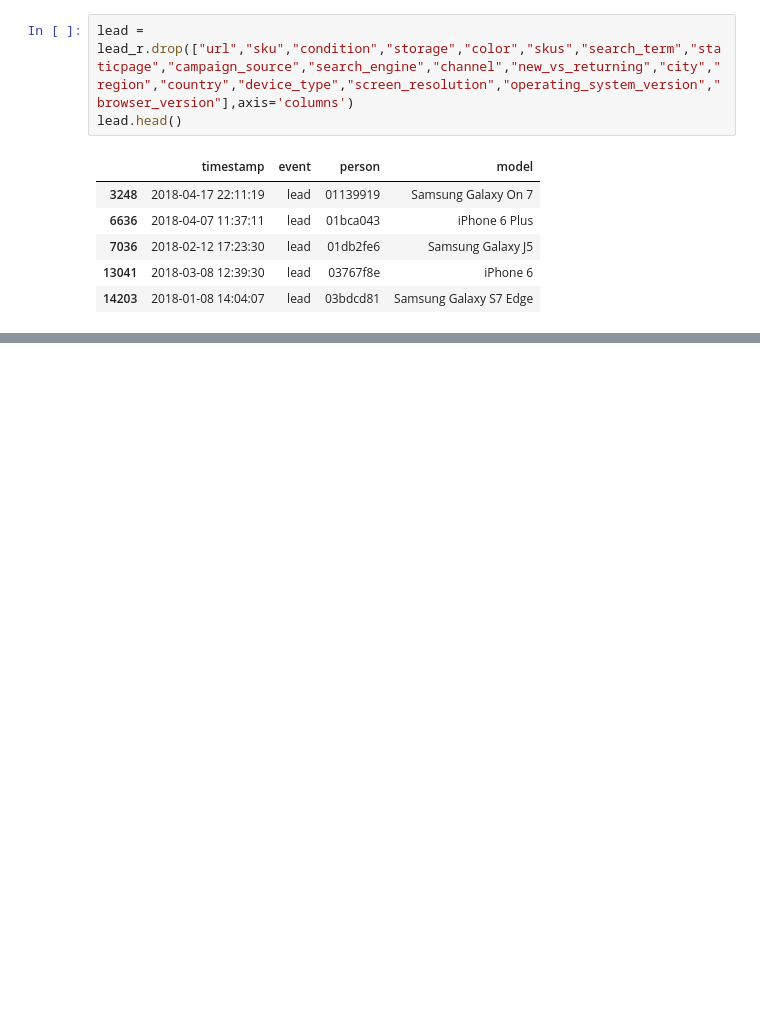
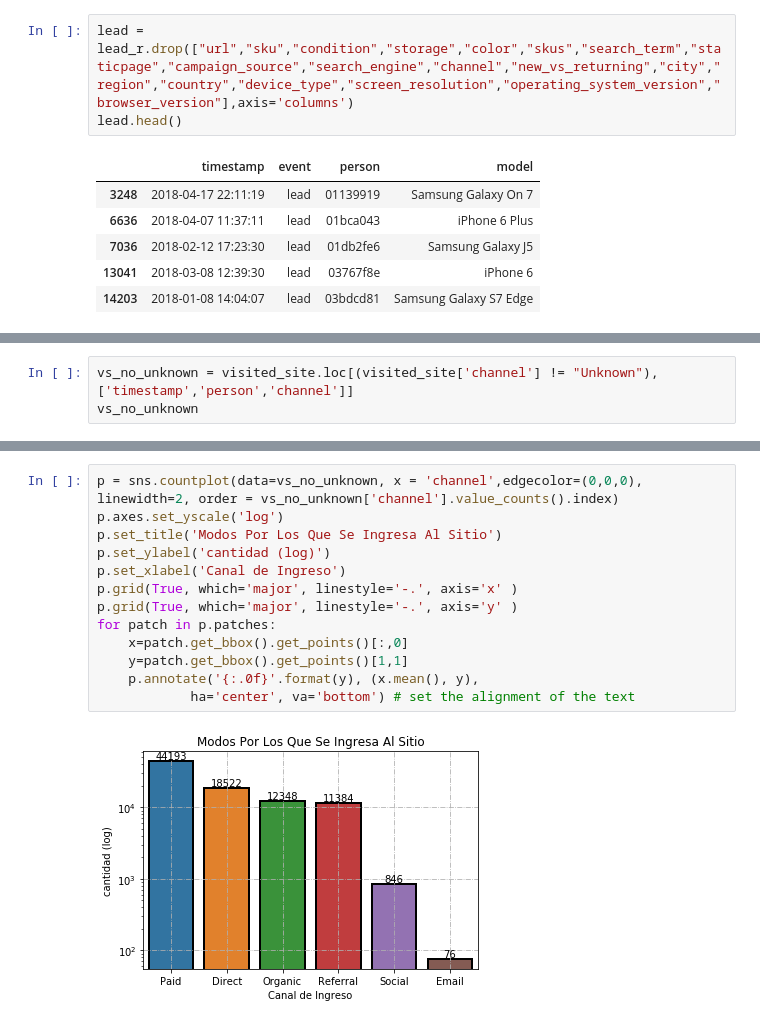
Before and after one commit to SDorgan/TP_Orga_Datos_2018_2C, a Jupyter notebook: Primed_tables + Modos de entrar.ipynb, the cells around one changed output, grey strips where cells are left out. Saved outputs shown, nothing was run; the diff lists cells and outputs as text; blank space fills up the shorter version.

```diff
--- a/Primed_tables.ipynb
+++ b/Primed_tables + Modos de entrar.ipynb
@@ -166,0 +182,3 @@ lead.head()
+# %%
+vs_no_unknown = visited_site.loc[(visited_site['channel'] != "Unknown"),['timestamp','person','channel']]
+vs_no_unknown
@@ -166,0 +218,15 @@ lead.head()
+# %%
+p = sns.countplot(data=vs_no_unknown, x = 'channel',edgecolor=(0,0,0), linewidth=2, order = vs_no_unknown['channel'].value_counts().index)
+p.axes.set_yscale('log')
+p.set_title('Modos Por Los Que Se Ingresa Al Sitio')
+p.set_ylabel('cantidad (log)')
+p.set_xlabel('Canal de Ingreso')
+p.grid(True, which='major', linestyle='-.', axis='x' )
+p.grid(True, which='major', linestyle='-.', axis='y' )
+for patch in p.patches:
+    x=patch.get_bbox().get_points()[:,0]
+    y=patch.get_bbox().get_points()[1,1]
+    p.annotate('{:.0f}'.format(y), (x.mean(), y),
+            ha='center', va='bottom') # set the alignment of the text
+# %% [output]
+[figure, added]
```
Also changed, not shown: parts of 5 cells of this notebook.
